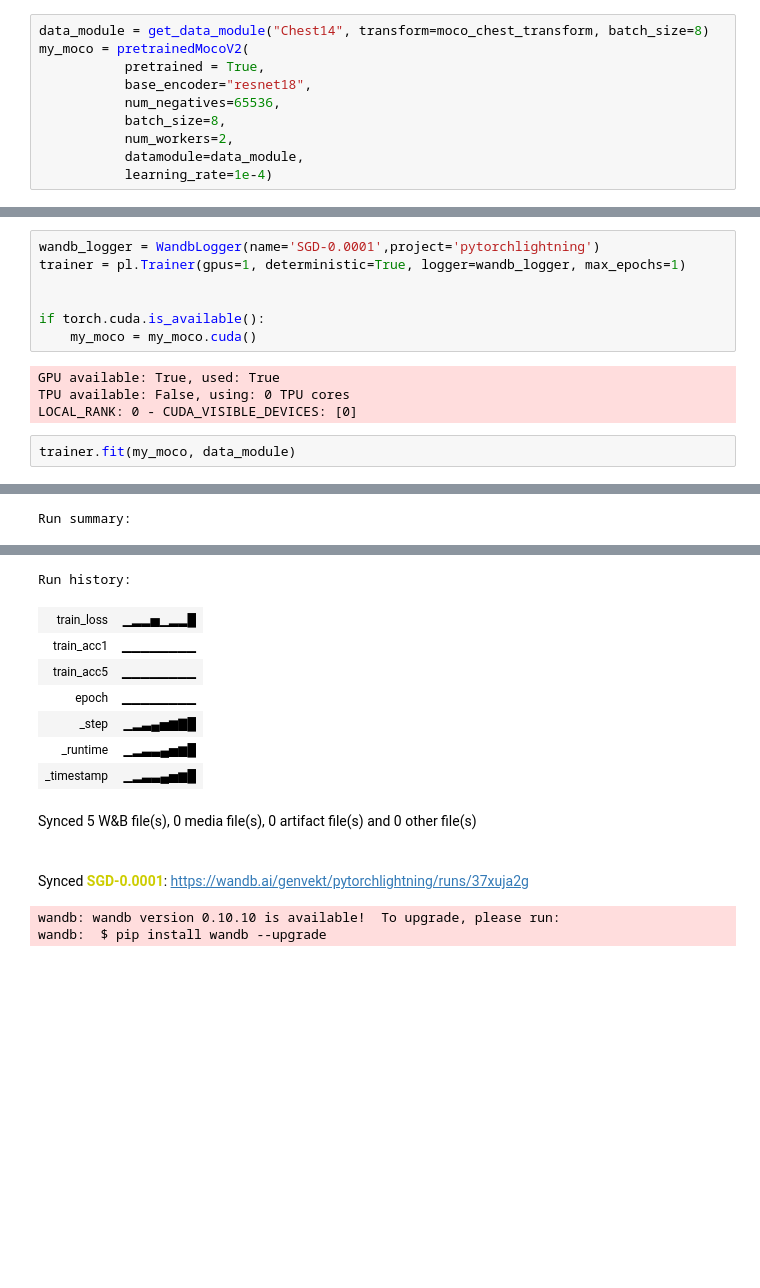
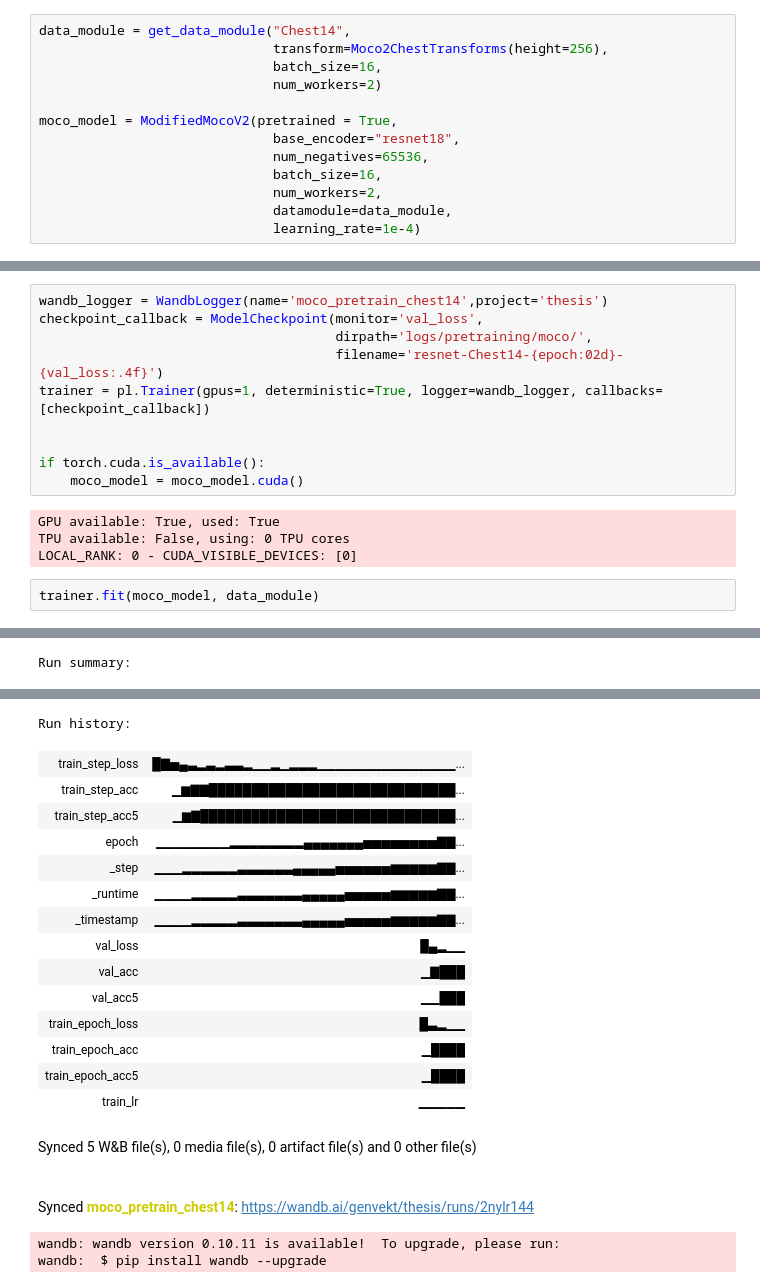
Before and after one commit to Genvekt/SSL_Chest_Xray, a Jupyter notebook: ResNetRotation.ipynb, the cells around one changed output, grey strips where cells are left out. Saved outputs shown, nothing was run; the diff lists cells and outputs as text; blank space fills up the shorter version.

```diff
--- a/ResNetRotation.ipynb
+++ b/ResNetRotation.ipynb
@@ -135,10 +71,13 @@ class pretrainedMocoV2(MocoV2):
 # %%
-data_module = get_data_module("Chest14", transform=moco_chest_transform, batch_size=8)
-my_moco = pretrainedMocoV2(
-           pretrained = True,
-           base_encoder="resnet18",
-           num_negatives=65536,
-           batch_size=8,
-           num_workers=2,
-           datamodule=data_module,
-           learning_rate=1e-4)
+data_module = get_data_module("Chest14",
+                              transform=Moco2ChestTransforms(height=256),
+                              batch_size=16,
+                              num_workers=2)
+
+moco_model = ModifiedMocoV2(pretrained = True,
+                              base_encoder="resnet18",
+                              num_negatives=65536,
+                              batch_size=16,
+                              num_workers=2,
+                              datamodule=data_module,
+                              learning_rate=1e-4)
@@ -147,15 +84,18 @@ Loading pretrained resnet18 model
 # %%
-wandb_logger = WandbLogger(name='SGD-0.0001',project='pytorchlightning')
-trainer = pl.Trainer(gpus=1, deterministic=True, logger=wandb_logger, max_epochs=1)
+wandb_logger = WandbLogger(name='moco_pretrain_chest14',project='thesis')
+checkpoint_callback = ModelCheckpoint(monitor='val_loss',
+                                      dirpath='logs/pretraining/moco/',
+                                      filename='resnet-Chest14-{epoch:02d}-{val_loss:.4f}')
+trainer = pl.Trainer(gpus=1, deterministic=True, logger=wandb_logger, callbacks=[checkpoint_callback])
 
 
 if torch.cuda.is_available():
-    my_moco = my_moco.cuda()
+    moco_model = moco_model.cuda()
 # %% [output]
 GPU available: True, used: True
 TPU available: False, using: 0 TPU cores
 LOCAL_RANK: 0 - CUDA_VISIBLE_DEVICES: [0]
 # %%
-trainer.fit(my_moco, data_module)
+trainer.fit(moco_model, data_module)
 # %% [output]
 wandb: WARNING Calling wandb.login() after wandb.init() has no effect.
@@ -174,13 +121,20 @@ Run summary:
 Run history:
-| train_loss | ▁▂▂▅▁▂▂█ |
-| train_acc1 | ▁▁▁▁▁▁▁▁ |
-| train_acc5 | ▁▁▁▁▁▁▁▁ |
-| epoch | ▁▁▁▁▁▁▁▁ |
-| _step | ▁▂▃▄▅▆▇█ |
-| _runtime | ▁▂▃▃▄▅▆█ |
-| _timestamp | ▁▂▃▃▄▅▆█ |
+| train_step_loss | █▇▅▄▃▂▃▂▃▃▂▁▁▂▁▂▂▂▁▁▁▁▁▁▁▁▁▁▁▁▁▁▁... |
+| train_step_acc | ▁▆▇▇█████████████████████████████... |
+| train_step_acc5 | ▁▆▇██████████████████████████████... |
+| epoch | ▁▁▁▁▁▁▁▁▂▂▂▂▂▂▂▂▄▄▄▄▄▄▄▅▅▅▅▅▅▅▅▇▇... |
+| _step | ▁▁▁▂▂▂▂▂▂▃▃▃▃▃▃▄▄▄▄▄▅▅▅▅▅▅▆▆▆▆▆▇▇... |
+| _runtime | ▁▁▁▁▂▂▂▂▂▃▃▃▃▃▃▃▄▄▄▄▄▅▅▅▅▅▆▆▆▆▆▇▇... |
+| _timestamp | ▁▁▁▁▂▂▂▂▂▃▃▃▃▃▃▃▄▄▄▄▄▅▅▅▅▅▆▆▆▆▆▇▇... |
+| val_loss | █▄▂▁▁ |
+| val_acc | ▁▇███ |
+| val_acc5 | ▁▁███ |
+| train_epoch_loss | █▃▂▁▁ |
+| train_epoch_acc | ▁████ |
+| train_epoch_acc5 | ▁████ |
+| train_lr | ▁▁▁▁▁ |
 Synced 5 W&B file(s), 0 media file(s), 0 artifact file(s) and 0 other file(s)
-Synced SGD-0.0001: https://wandb.ai/genvekt/pytorchlightning/runs/37xuja2g
+Synced moco_pretrain_chest14: https://wandb.ai/genvekt/thesis/runs/2nylr144
-wandb: wandb version 0.10.10 is available!  To upgrade, please run:
+wandb: wandb version 0.10.11 is available!  To upgrade, please run:
 wandb:  $ pip install wandb --upgrade
 Tracking run with wandb version 0.10.8
```
Also changed, not shown: parts of 21 cells of this notebook, 7 other files.
